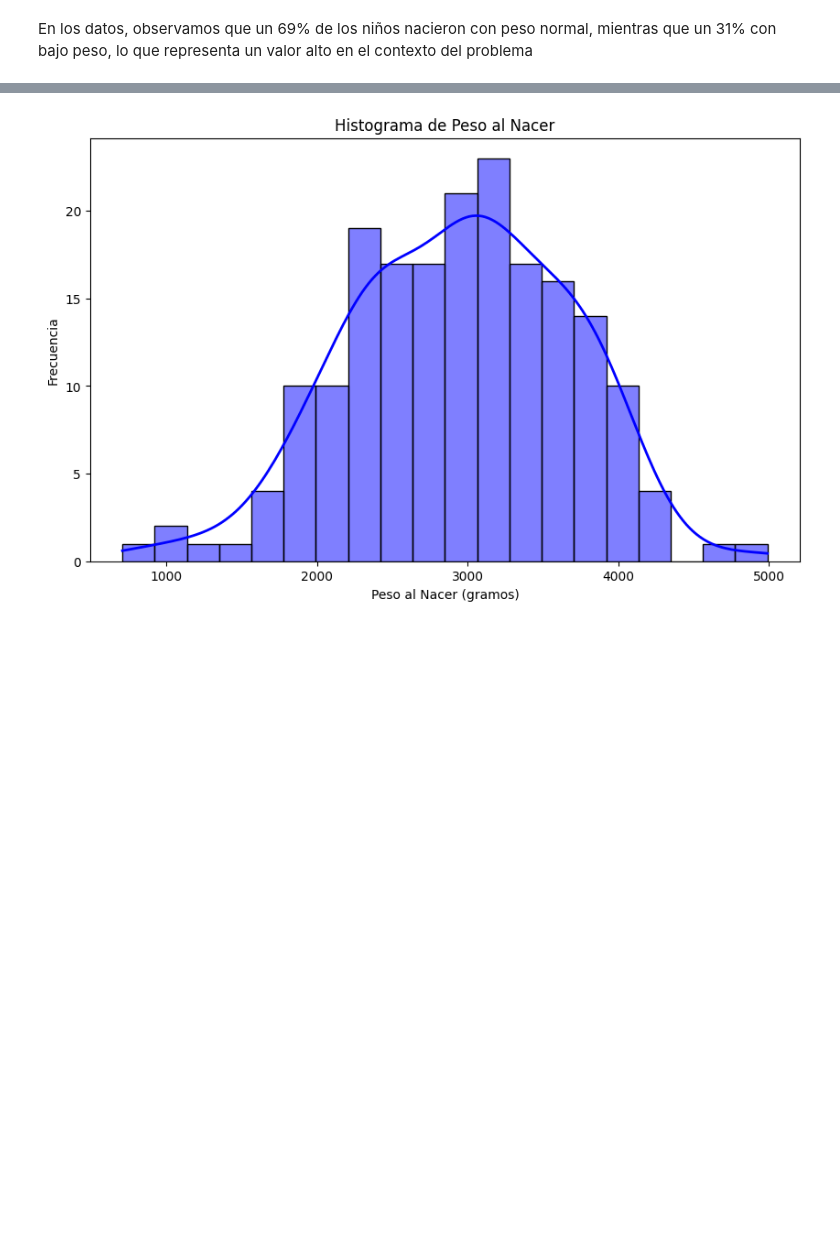
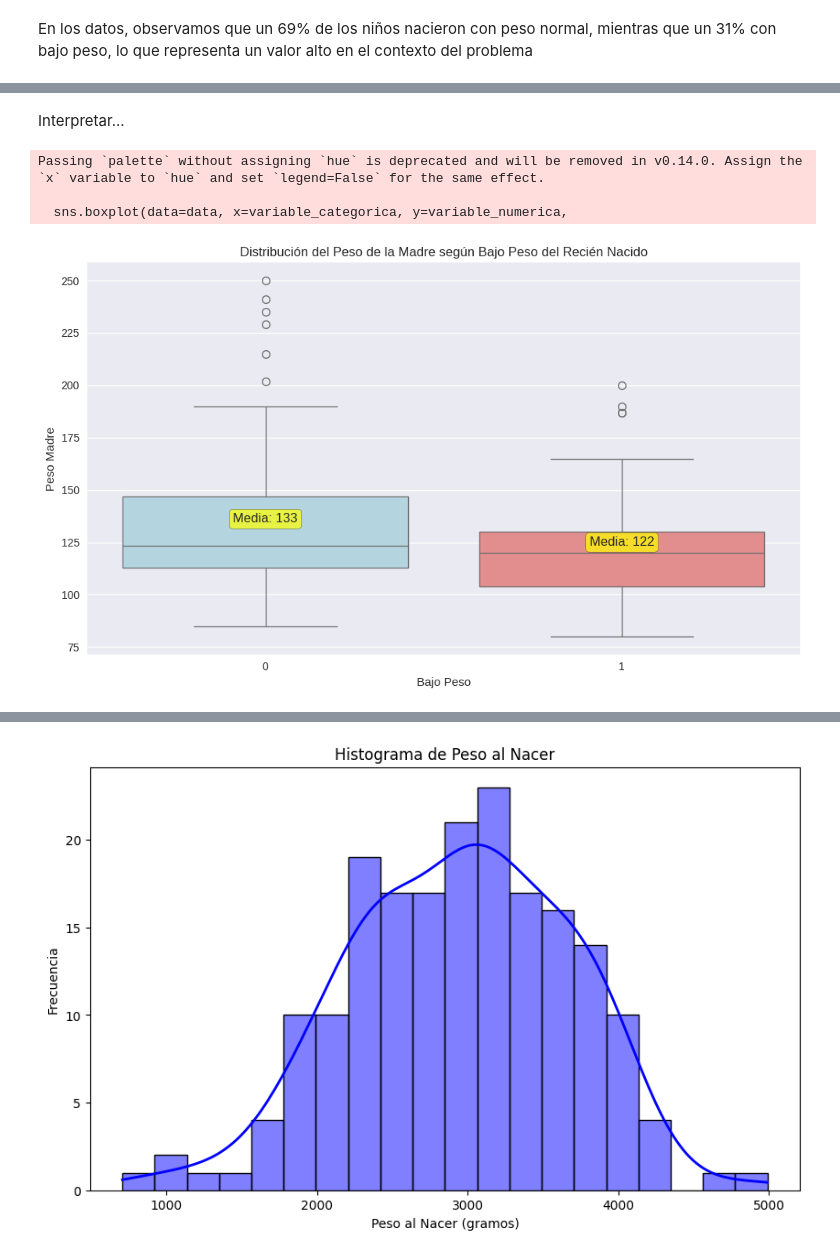
Before and after one commit to profedaniel86/Clase_Estadistica, a Jupyter notebook: Practica R/Clase_Estadistica_Aplicada_I.ipynb, the cells around one changed output, grey strips where cells are left out. Saved outputs shown, nothing was run; the diff lists cells and outputs as text; code cells hidden in the pictures; blank space fills up the shorter version.

```diff
--- a/Practica R/Clase_Estadistica_Aplicada_I.ipynb
+++ b/Practica R/Clase_Estadistica_Aplicada_I.ipynb
@@ -366,0 +486,43 @@ agrupado_raza
+# %%
+def boxplot_comparativo(data, variable_numerica, variable_categorica, titulo):
+    """
+    Crea un boxplot comparativo entre grupos.
+
+    Parameters:
+        data (pd.DataFrame): Dataset
+        variable_numerica (str): Variable numérica a comparar
+        variable_categorica (str): Variable categórica para agrupar
+        titulo (str): Título del gráfico
+    """
+
+    plt.figure(figsize=(10, 6))
+
+    # Crear boxplot
+    sns.boxplot(data=data, x=variable_categorica, y=variable_numerica,
+                palette=['lightblue', 'lightcoral'])
+
+    plt.title(titulo)
+    plt.xlabel(variable_categorica.replace('_', ' ').title())
+    plt.ylabel(variable_numerica.replace('_', ' ').title())
+
+    # Agregar estadísticas en el gráfico
+    for i, categoria in enumerate(data[variable_categorica].unique()):
+        subset = data[data[variable_categorica] == categoria][variable_numerica]
+        media = subset.mean()
+        plt.text(i, media, f'Media: {media:.0f}',
+                ha='center', va='bottom',
+                bbox=dict(boxstyle='round,pad=0.3', facecolor='yellow', alpha=0.7))
+
+    plt.tight_layout()
+    plt.show()
+# %% [markdown]
+Interpretar...
+# %%
+# Pregunta 12: Boxplot del peso de la madre por bajo peso
+boxplot_comparativo(df, 'Peso_madre', 'Bajo_peso',
+                   'Distribución del Peso de la Madre según Bajo Peso del Recién Nacido')
+# %% [output]
+Passing `palette` without assigning `hue` is deprecated and will be removed in v0.14.0. Assign the `x` variable to `hue` and set `legend=False` for the same effect.
+
+  sns.boxplot(data=data, x=variable_categorica, y=variable_numerica,
+[figure, added]
```
Also changed, not shown: parts of 57 cells of this notebook.
